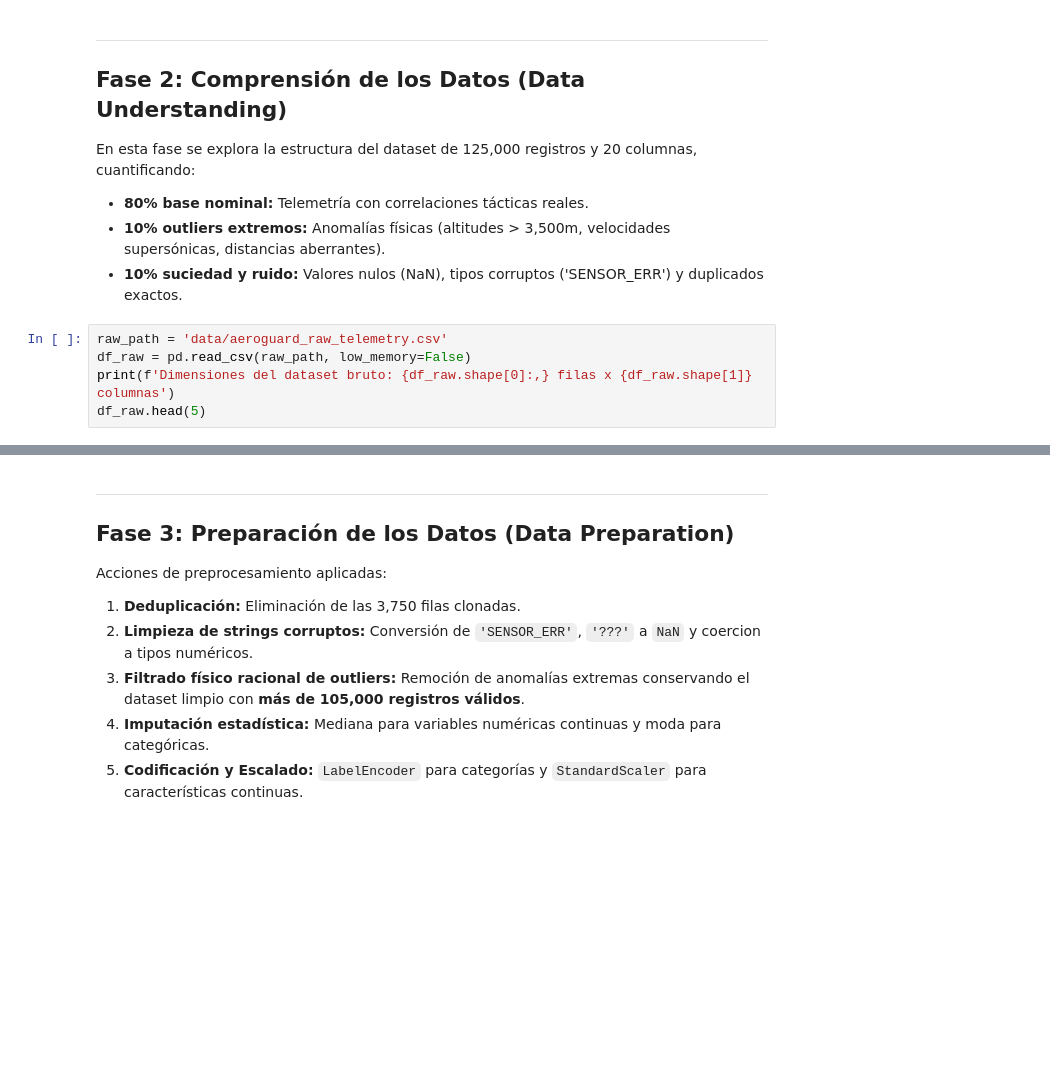
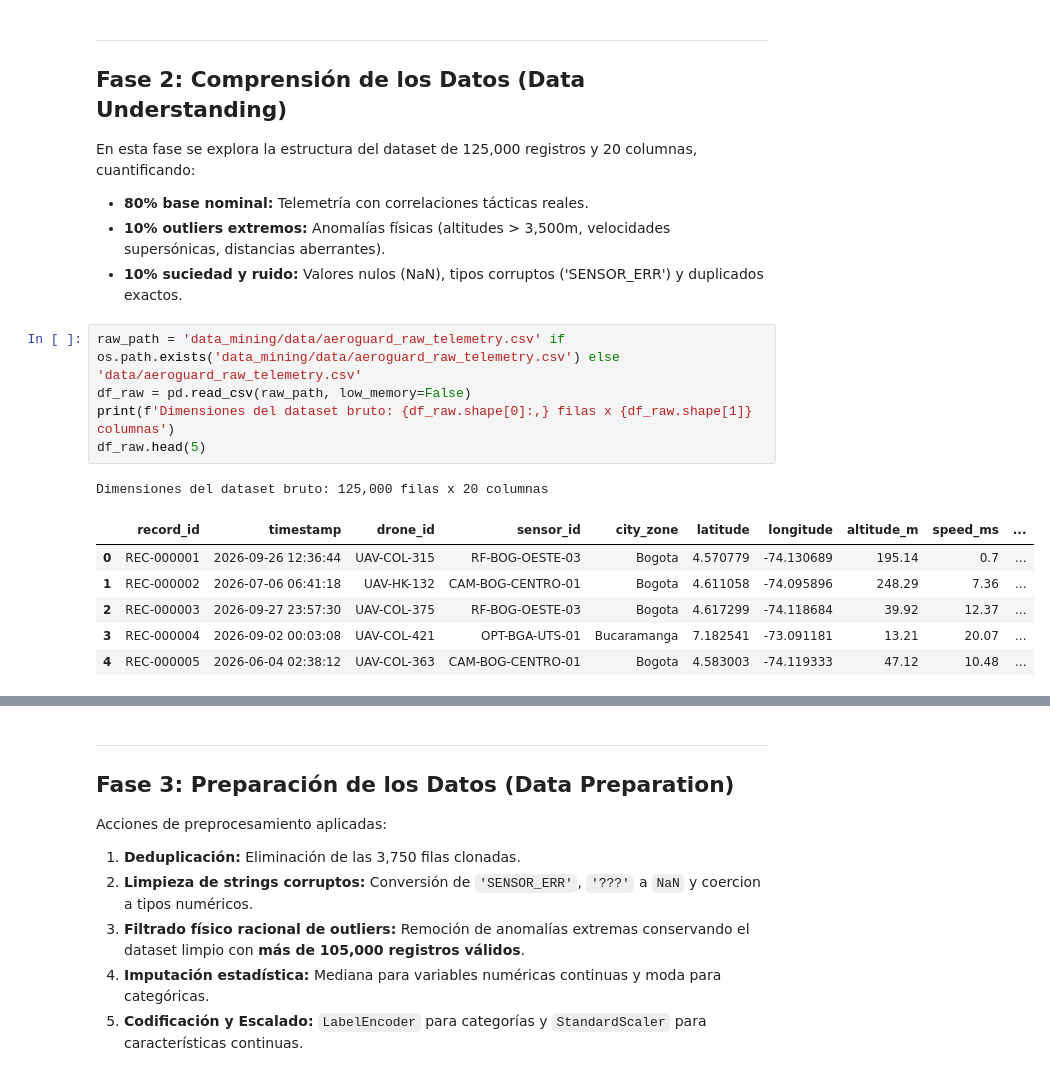
Before and after one commit to JuanFe28/Aeroguard, a Jupyter notebook: data_mining/CRISP_DM_AeroGuard.ipynb, the cells around one changed output, grey strips where cells are left out. Cells and saved outputs as stored; diff of their text form; blank space fills up the shorter version.

```diff
--- a/data_mining/CRISP_DM_AeroGuard.ipynb
+++ b/data_mining/CRISP_DM_AeroGuard.ipynb
@@ -44,10 +46,18 @@ En esta fase se explora la estructura del dataset de 125,000 registros y 20 colu
 - **10% outliers extremos:** Anomalías físicas (altitudes > 3,500m, velocidades supersónicas, distancias aberrantes).
 - **10% suciedad y ruido:** Valores nulos (NaN), tipos corruptos ('SENSOR_ERR') y duplicados exactos.
 # %%
-raw_path = 'data/aeroguard_raw_telemetry.csv'
+raw_path = 'data_mining/data/aeroguard_raw_telemetry.csv' if os.path.exists('data_mining/data/aeroguard_raw_telemetry.csv') else 'data/aeroguard_raw_telemetry.csv'
 df_raw = pd.read_csv(raw_path, low_memory=False)
 print(f'Dimensiones del dataset bruto: {df_raw.shape[0]:,} filas x {df_raw.shape[1]} columnas')
 df_raw.head(5)
+# %% [output]
+Dimensiones del dataset bruto: 125,000 filas x 20 columnas
+|  | record_id | timestamp | drone_id | sensor_id | city_zone | latitude | longitude | altitude_m | speed_ms | ... |
+| 0 | REC-000001 | 2026-09-26 12:36:44 | UAV-COL-315 | RF-BOG-OESTE-03 | Bogota | 4.570779 | -74.130689 | 195.14 | 0.7 | ... |
+| 1 | REC-000002 | 2026-07-06 06:41:18 | UAV-HK-132 | CAM-BOG-CENTRO-01 | Bogota | 4.611058 | -74.095896 | 248.29 | 7.36 | ... |
+| 2 | REC-000003 | 2026-09-27 23:57:30 | UAV-COL-375 | RF-BOG-OESTE-03 | Bogota | 4.617299 | -74.118684 | 39.92 | 12.37 | ... |
+| 3 | REC-000004 | 2026-09-02 00:03:08 | UAV-COL-421 | OPT-BGA-UTS-01 | Bucaramanga | 7.182541 | -73.091181 | 13.21 | 20.07 | ... |
+| 4 | REC-000005 | 2026-06-04 02:38:12 | UAV-COL-363 | CAM-BOG-CENTRO-01 | Bogota | 4.583003 | -74.119333 | 47.12 | 10.48 | ... |
 # %%
 # Identificacion de Duplicados, Nulos y Ruido
 dupes_count = df_raw.duplicated().sum()
```
Also changed, not shown: parts of 9 cells of this notebook, 1 other file.
